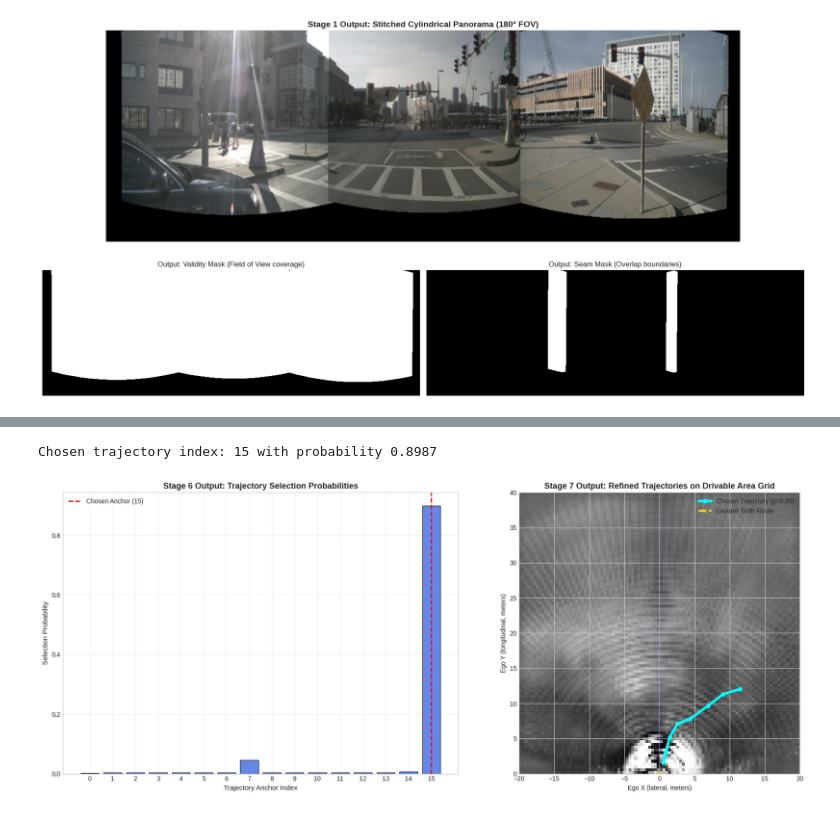
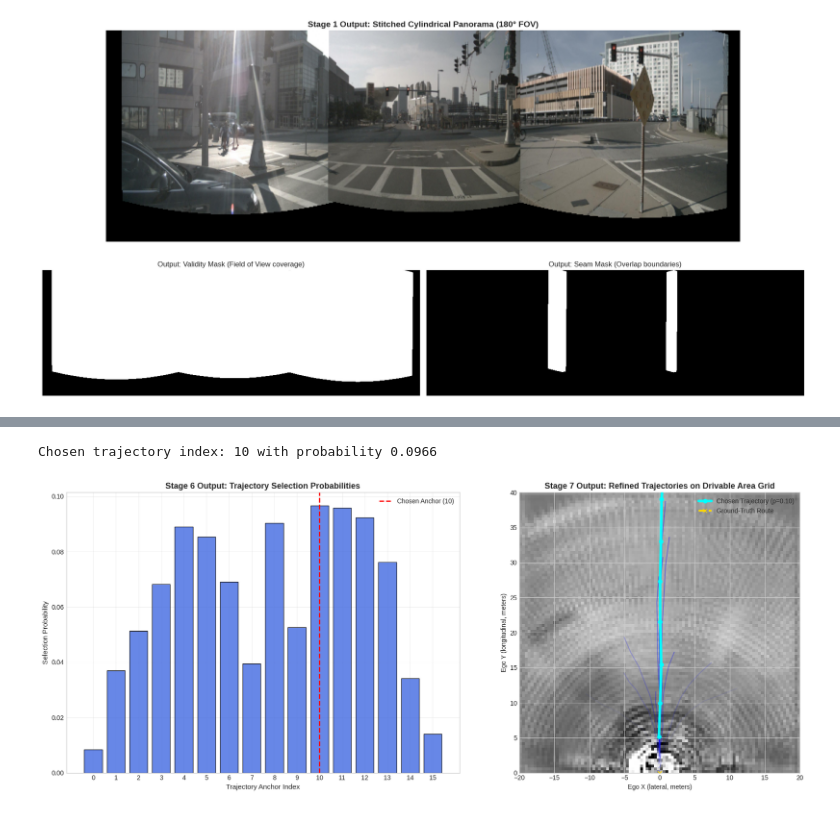
Before and after one commit to LaloVene/vectordrive-route, a Jupyter notebook: visualizations.ipynb, the cells around one changed output, grey strips where cells are left out. Cells and saved outputs as stored; diff of their text form; code cells hidden in the pictures.

```diff
--- a/visualizations.ipynb
+++ b/visualizations.ipynb
@@ -371,9 +310,9 @@ with torch.no_grad():
     logits_1, trajectories_1, drivable_preds_1, occupancy_preds_1 = model.planning_head(h_next_1)
 
 # Extract choice parameters
-probs_1 = torch.softmax(logits_1[0], dim=0).detach().cpu().numpy()
+probs_1 = torch.softmax(logits_1, dim=-1)[0].detach().cpu().numpy()
 trajectories_np_1 = trajectories_1[0].detach().cpu().numpy()
-best_idx_1 = torch.argmax(logits_1[0]).item()
+best_idx_1 = int(torch.argmax(logits_1, dim=-1)[0].item())
 gt_traj_1 = sample_1['future_traj'].numpy()
 
 print(f"Chosen trajectory index: {best_idx_1} with probability {probs_1[best_idx_1]:.4f}")
@@ -393,33 +332,33 @@ plt.grid(True, alpha=0.3)
 
 # Subplot 2: Trajectories visual plot
 drivable_prob_1 = torch.sigmoid(drivable_preds_1[0, 0]).detach().cpu().numpy()
 plt.subplot(1, 2, 2)
 plt.imshow(drivable_prob_1, cmap='gray', origin='upper', extent=[-20, 20, 0, 40])
 
 # Plot all candidate trajectories, fading out unselected ones
 for k in range(16):
     grid_x = trajectories_np_1[k, :, 0]
     grid_y = trajectories_np_1[k, :, 1]
 
-    alpha_val = max(0.1, probs_1[k] / probs_1.max())
+    alpha_val = float(max(0.1, probs_1[k] / (probs_1.max() + 1e-8)))
     if k == best_idx_1:
         plt.plot(grid_x, grid_y, color='cyan', linewidth=4, marker='o', label=f'Chosen Trajectory (p={probs_1[k]:.2f})', zorder=5)
     else:
         plt.plot(grid_x, grid_y, color='blue', alpha=alpha_val * 0.4, linewidth=1.5, zorder=2)
 
 # Plot ground-truth trajectory
 gt_grid_x = gt_traj_1[:, 0]
 gt_grid_y = gt_traj_1[:, 1]
 plt.plot(gt_grid_x, gt_grid_y, color='gold', linewidth=3, linestyle='--', marker='x', label='Ground-Truth Route', zorder=6)
 
 plt.title("Stage 7 Output: Refined Trajectories on Drivable Area Grid", fontsize=13, fontweight='bold')
 plt.legend()
 plt.xlim(-20, 20)
 plt.ylim(0, 40)
 plt.xlabel("Ego X (lateral, meters)")
 plt.ylabel("Ego Y (longitudinal, meters)")
 plt.tight_layout()
 plt.show()
 # %% [output]
-Chosen trajectory index: 15 with probability 0.8987
+Chosen trajectory index: 10 with probability 0.0966
-[figure, old version]
+[figure, new version]
```
Also changed, not shown: parts of 25 cells of this notebook, 24 other files.
